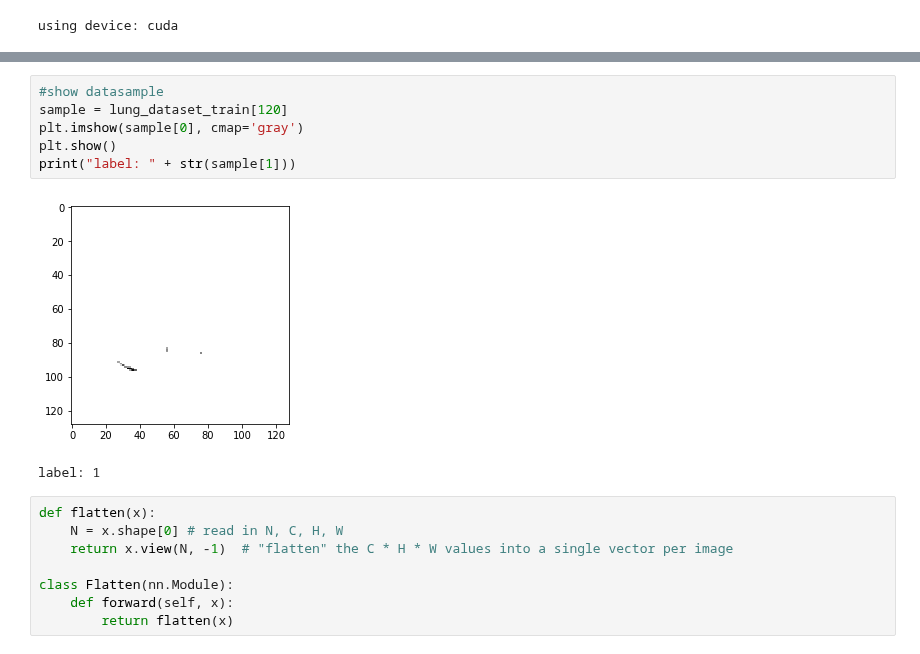
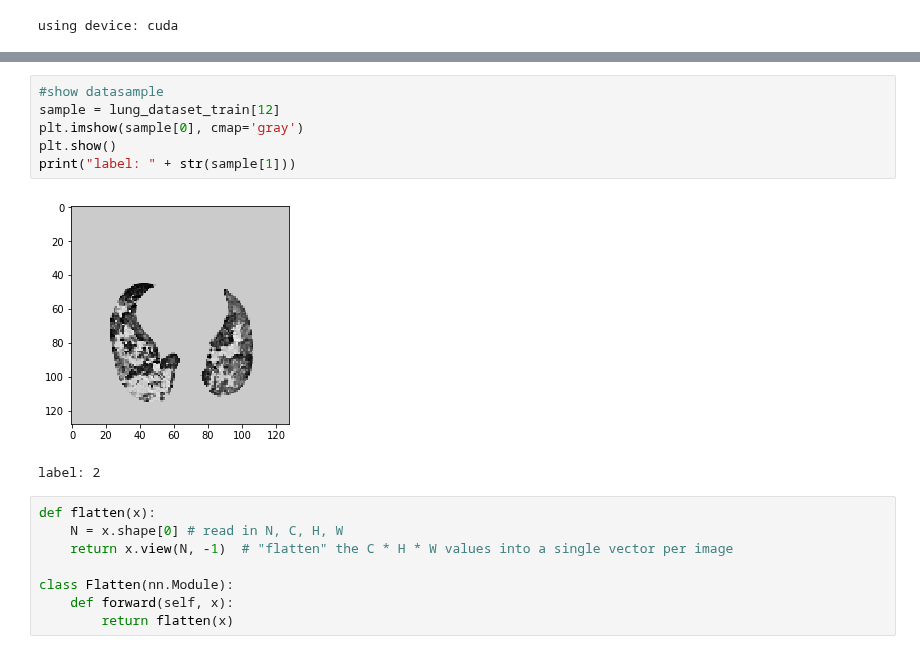
Before and after one commit to magdyksaleh/cs231n_bmi260_project, a Jupyter notebook: milestone_code.ipynb, the cells around one changed output, grey strips where cells are left out. Saved outputs shown, nothing was run; the diff lists cells and outputs as text.

```diff
--- a/milestone_code.ipynb
+++ b/milestone_code.ipynb
@@ -61,12 +85,12 @@ loader_test = DataLoader(lung_dataset_test, batch_size=32)
 # %%
 #show datasample
-sample = lung_dataset_train[120]
+sample = lung_dataset_train[12]
 plt.imshow(sample[0], cmap='gray')
 plt.show()
 print("label: " + str(sample[1]))
 # %% [output]
-[figure, old version]
+[figure, new version]
-label: 1
+label: 2
 # %%
 def flatten(x):
     N = x.shape[0] # read in N, C, H, W
```
Also changed, not shown: parts of 9 cells of this notebook, 2 other files.
